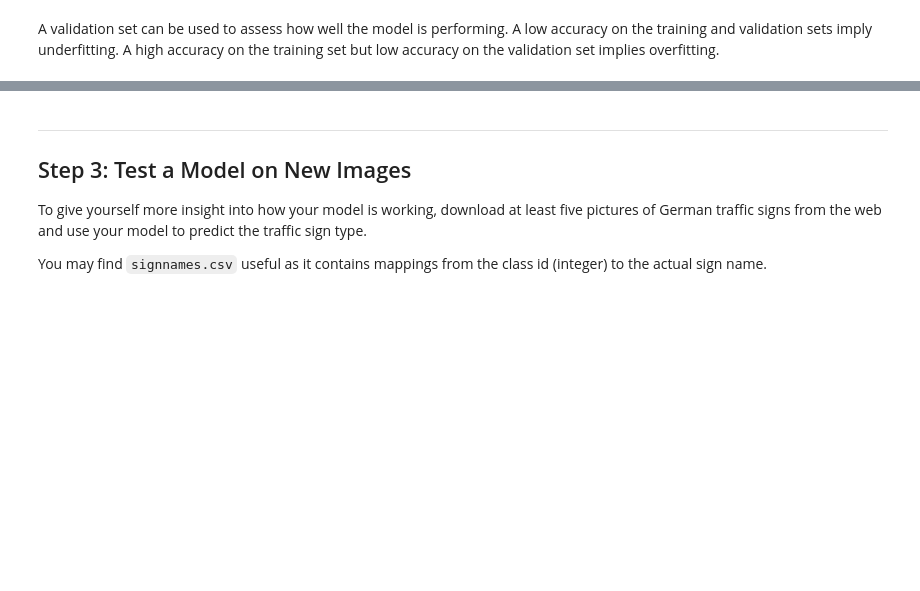
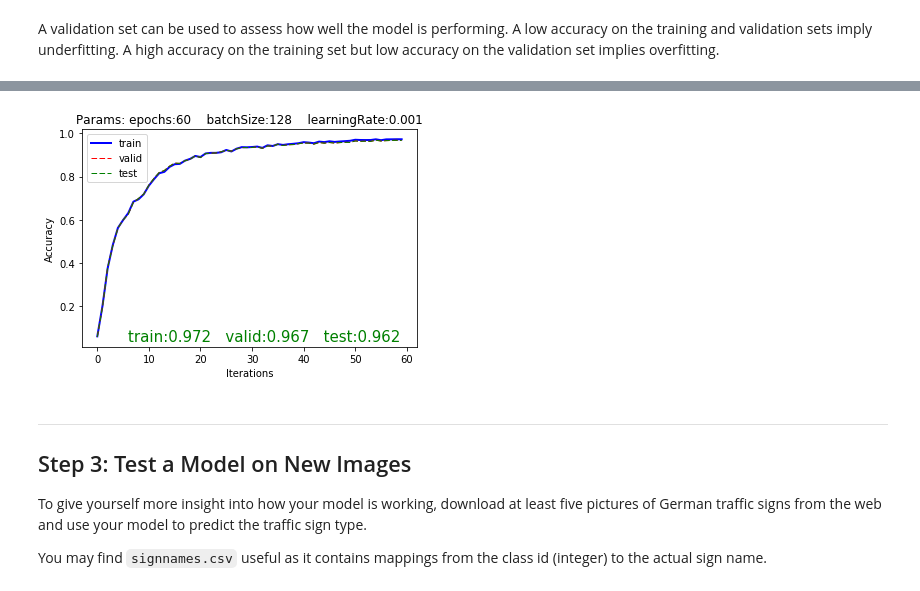
Before and after one commit to drzeinner/CarND-Traffic-Sign-Classifier-Project, a Jupyter notebook: Traffic_Sign_Classifier.ipynb, the cells around one changed output, grey strips where cells are left out. Drawn from its saved outputs; the diff is of its cells as text; code cells hidden in the pictures; blank space fills up the shorter version.

```diff
--- a/Traffic_Sign_Classifier.ipynb
+++ b/Traffic_Sign_Classifier.ipynb
@@ -137,0 +582,79 @@ sets imply underfitting. A high accuracy on the training set but low accuracy on
+# %%
+# --------------------------------------------------------------------------------------------------------
+# Calculate the accuracy of the model
+#
+def evaluate(X_data, y_data, accuracy_operation, x, y, keep_prob, regScalar, batchSize):
+    num_examples = len(X_data)
+    total_accuracy = 0
+    sess = tf.get_default_session()
+    for offset in range(0, num_examples, batchSize):
+        batch_x, batch_y = X_data[offset:offset+batchSize], y_data[offset:offset+batchSize]
+        accuracy = sess.run(accuracy_operation, feed_dict={x: batch_x, y: batch_y, keep_prob: 1.0, regScalar: 0.0})
+        total_accuracy += (accuracy * len(batch_x))
+    return total_accuracy / num_examples
+
+# -----------------------------------------------------------------
+# Train a neural net
+#
+def trainNetwork(epochs, batchSize, learningRate):
+    saver = tf.train.Saver()
+
+    with tf.Session() as sess:
+        sess.run(tf.global_variables_initializer())
+        trainer = sess.graph.get_operation_by_name('trainer')
+        accuracy_operation = sess.graph.get_tensor_by_name('accuracy_operation:0')
+
+        num_examples = len(X_trainp)
+        print("Training...")
+        print("Params: epochs:{}\tbatchSize:{}\tlearningRate:{}".format(epochs, batchSize, learningRate))
+        print()
+        train_plot = []
+        valid_plot = []
+        test_plot = []
+        train_accuracy = 0.
+        validation_accuracy = 0.
+        test_accuracy = 0.
+        for i in range(epochs):
+            X_train_shuffle, y_train_shuffle = shuffle(X_trainp, y_trainp)
+            for offset in range(0, num_examples, batchSize):
+                end = offset + batchSize
+                batch_x, batch_y = X_train_shuffle[offset:end], y_train_shuffle[offset:end]
+                sess.run(trainer, feed_dict={x: batch_x, y: batch_y, keep_prob: dropOutProb, regScalar: regScalarValue})
+
+            # Calculate accuracy at this point
+            # on the training set
+            # and the validation set
+            train_accuracy = evaluate(X_trainp, y_trainp, accuracy_operation, x, y, keep_prob, regScalar, batchSize)
+            train_plot.append(train_accuracy)
+            validation_accuracy = evaluate(X_validp, y_validp, accuracy_operation, x, y, keep_prob, regScalar, batchSize)
+            valid_plot.append(validation_accuracy)
+            test_accuracy = evaluate(X_testp, y_testp, accuracy_operation, x, y, keep_prob, regScalar, batchSize)
+            test_plot.append(test_accuracy)
+            print("EPOCH {} ...".format(i + 1))
+            print("Accuracy Training = {:.3f}  Validation = {:.3f}  Test = {:.3f}\n".format(train_accuracy, validation_accuracy, test_accuracy))
+
+        # Generate the learning curve plot
+        x_axis = np.arange(0, epochs, 1)
+        fig, ax = plt.subplots(1)
+        ax.plot(x_axis, train_plot, lw=2, label='train', color='blue')
+        ax.plot(x_axis, valid_plot, lw=1, label='valid', color='red', ls='--')
+        ax.plot(x_axis, valid_plot, lw=1, label='test', color='green', ls='--')
+        ax.legend(loc='upper left')
+        ax.set_xlabel('Iterations')
+        ax.set_ylabel('Accuracy')
+        plt.title("Params: epochs:{}    batchSize:{}    learningRate:{}".format(epochs, batchSize, learningRate))
+        ax.text(0.95, 0.01, "train:{:.3f}   valid:{:.3f}   test:{:.3f}".format(train_accuracy, validation_accuracy, test_accuracy),
+                verticalalignment='bottom', horizontalalignment='right',
+                transform=ax.transAxes,
+                color='green', fontsize=15)
+        pltFileName = 'visualization/plots/Accuracy.png'
+        plt.savefig(pltFileName)
+        print("Plot saved in {}".format(pltFileName))
+
+        # Save the model
+        saver.save(sess, 'models/lenet')
+        print("Model saved")
+
+
+trainNetwork(epochs, batchSize, learningRate)
+# %% [output]
@@ -138,3 +678,4 @@ sets imply underfitting. A high accuracy on the training set but low accuracy on
+[figure, added]
 # %% [markdown]
 ---
 
```
Also changed, not shown: parts of 20 cells of this notebook, 19 other files.
